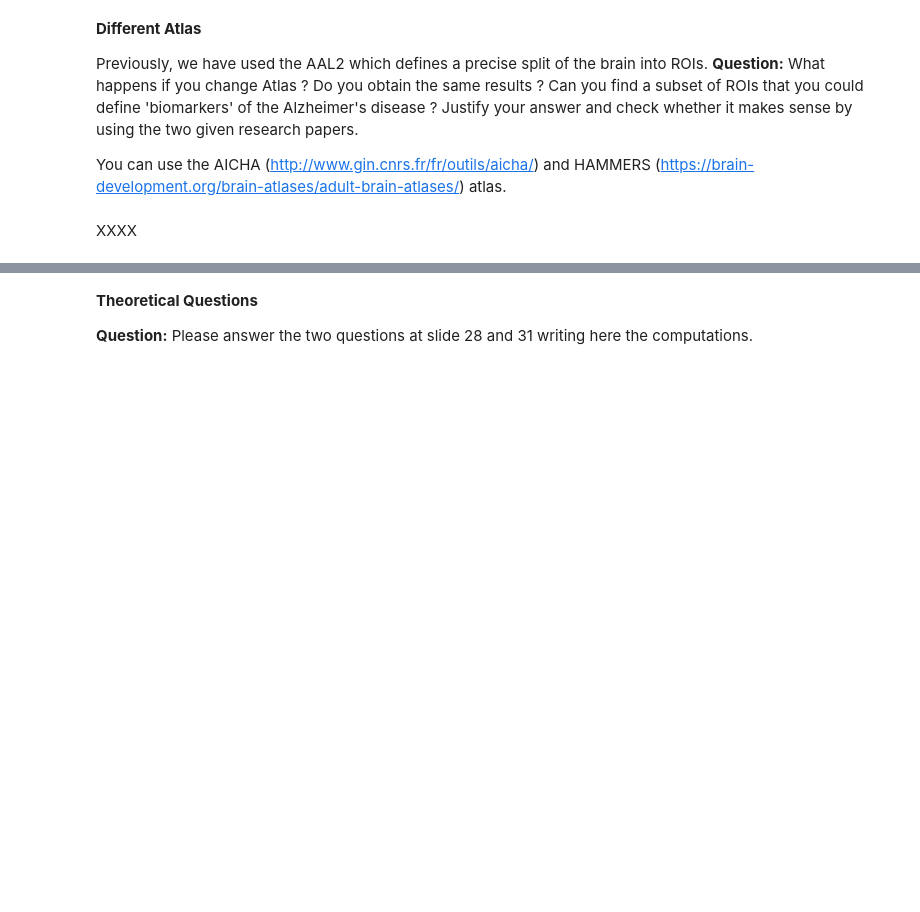
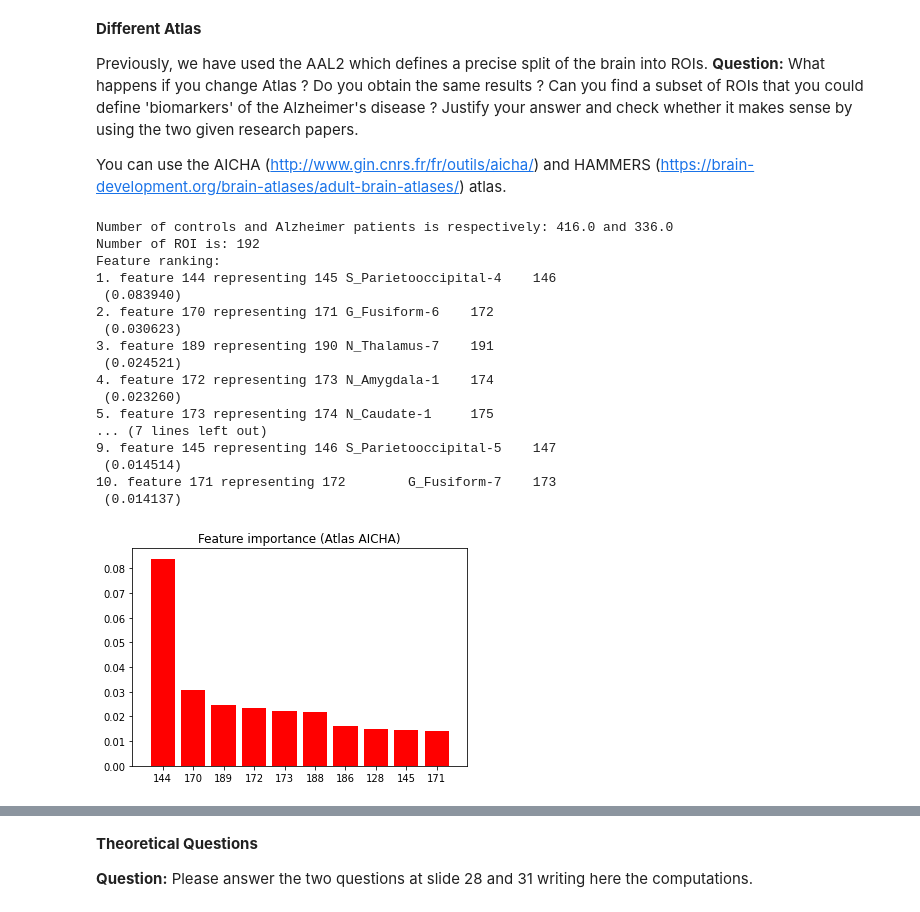
Before and after one commit to paulfyd/IMA, a Jupyter notebook: IMA205/TP4-Trees/TP_Trees.ipynb, the cells around one changed output, grey strips where cells are left out. Saved outputs shown, nothing was run; the diff lists cells and outputs as text; code cells hidden in the pictures; blank space fills up the shorter version.

```diff
--- a/IMA205/TP4-Trees/TP_Trees.ipynb
+++ b/IMA205/TP4-Trees/TP_Trees.ipynb
@@ -369,7 +369,7 @@ Try to use now Bagging. You can use the following code where we use the previous
 # %%
 from sklearn.ensemble import BaggingClassifier
 
-Tree = DecisionTreeClassifier(criterion="gini",min_samples_leaf=8,min_samples_split=8, random_state=0)
+Tree = DecisionTreeClassifier(criterion="gini",min_samples_leaf=8,min_samples_split=2, random_state=0)
 
 p_grid_bagging = {'n_estimators': [5,10,15,20]}
 bag=BaggingClassifier(base_estimator=Tree, random_state=0)
@@ -541,5 +562,63 @@ Previously, we have used the AAL2 which defines a precise split of the brain int
 **Question:** What happens if you change Atlas ? Do you obtain the same results ? Can you find a subset of ROIs that you could define 'biomarkers' of the Alzheimer's disease ? Justify your answer and check whether it makes sense by using the two given research papers.
 
 You can use the AICHA (http://www.gin.cnrs.fr/fr/outils/aicha/) and HAMMERS (https://brain-development.org/brain-atlases/adult-brain-atlases/) atlas.
-# %% [markdown]
-XXXX
+# %%
+# Choose Atlas (here AICHA)
+X=T1AICHA
+labels=ROIlabelsAICHA
+atlas='./AtlasAICHA.nii'
+
+N,M = X.shape # number subjects and ROIs
+class_names = ["control","alzheimer"] # y=0, y=1
+
+print('Number of controls and Alzheimer patients is respectively: {0} and {1}'.format(N-np.sum(y), np.sum(y)))
+print('Number of ROI is: {0}'.format(M))
+
+# Scale data (each feature will have average equal to 0 and unit variance)
+
+scaler = StandardScaler()
+scaler.fit(X)
+X_scale=scaler.transform(X)
+
+# Create training and test set
+X_train, X_test, y_train, y_test = train_test_split(X_scale, np.ravel(y), test_size=0.33, random_state=42)
+
+best_params=grid_RF.best_params_
+RF = RandomForestClassifier(criterion="gini",min_samples_leaf=best_params["min_samples_leaf"],max_features=best_params["max_features"],n_estimators=best_params["n_estimators"], random_state=0)
+RF.fit(X_train,y_train)
+
+importances = RF.feature_importances_
+indices = np.argsort(importances)[::-1]
+
+# Print the feature ranking
+print("Feature ranking:")
+
+for f in range(10):
+    print("%d. feature %d representing %s (%f)" % (f + 1, indices[f], labels[indices[f]], importances[indices[f]]))
+
+# Plot the feature importances of the forest
+plt.figure()
+plt.title("Feature importance (Atlas AICHA)")
+plt.bar(range(10), importances[indices[0:10]], color="r", align="center")
+plt.xticks(range(10), indices[0:10])
+plt.xlim([-1, 10])
+plt.show()
+# %% [output]
+Number of controls and Alzheimer patients is respectively: 416.0 and 336.0
+Number of ROI is: 192
+Feature ranking:
+1. feature 144 representing 145 S_Parietooccipital-4    146
+ (0.083940)
+2. feature 170 representing 171 G_Fusiform-6    172
+ (0.030623)
+3. feature 189 representing 190 N_Thalamus-7    191
+ (0.024521)
+4. feature 172 representing 173 N_Amygdala-1    174
+ (0.023260)
+5. feature 173 representing 174 N_Caudate-1     175
+... (7 lines left out)
+9. feature 145 representing 146 S_Parietooccipital-5    147
+ (0.014514)
+10. feature 171 representing 172        G_Fusiform-7    173
+ (0.014137)
+[figure, added]
```
Also changed, not shown: parts of 17 cells of this notebook.
